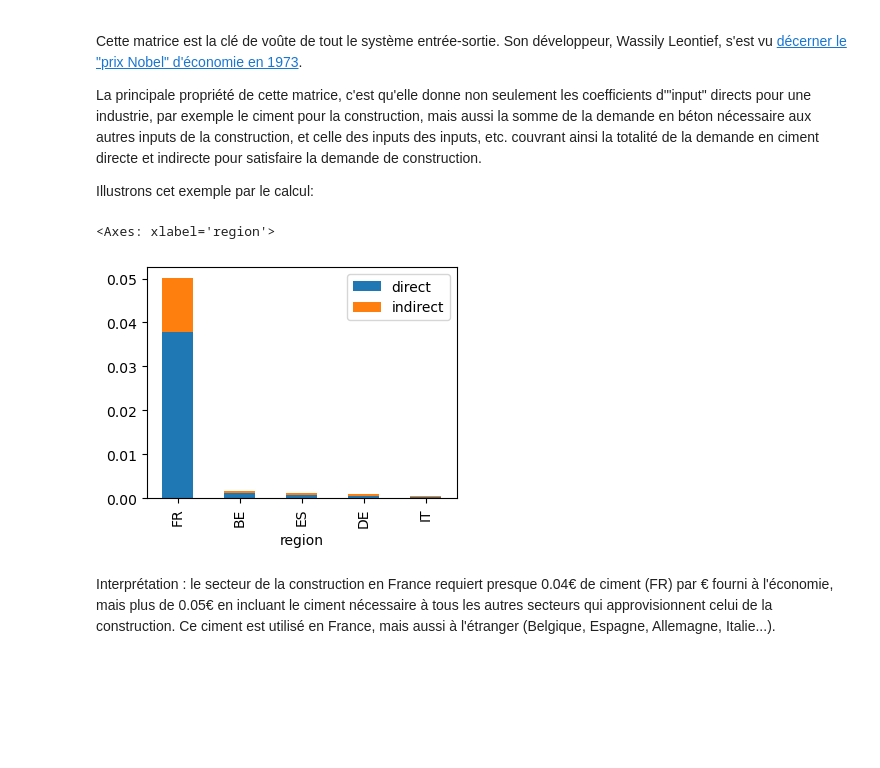
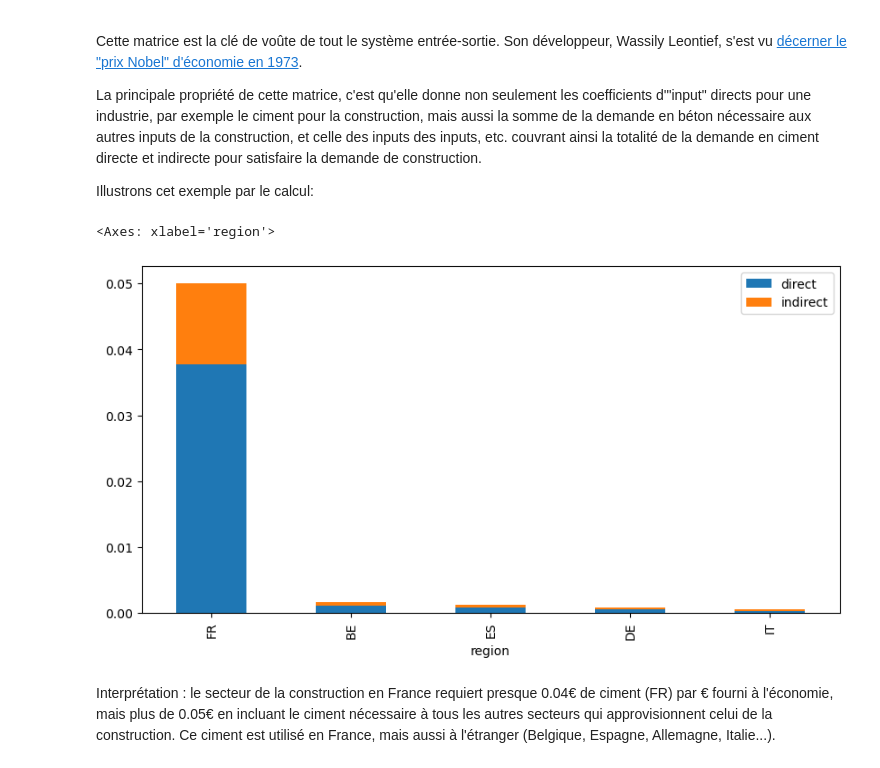
Before and after one commit to thomasgibon/io-footprinting, a Jupyter notebook: miniprojet_mines/1_introduction_structure_IO.ipynb, the cells around one changed output. Saved outputs shown, nothing was run; the diff lists cells and outputs as text; code cells hidden in the pictures; blank space fills up the shorter version.

```diff
--- a/miniprojet_mines/1_introduction_structure_IO.ipynb
+++ b/miniprojet_mines/1_introduction_structure_IO.ipynb
@@ -306,10 +354,10 @@ direct_indirect = io.L.loc[index].sort_values(ascending=False).head()
 # calculons la différence
 indirect = (direct_indirect - direct)
 # %%
-pd.concat([direct,indirect],axis=1,keys=('direct','indirect')).sort_values(by='direct',ascending=False).head().droplevel(1).plot(kind='bar',stacked=True,figsize=(4,3))
+pd.concat([direct,indirect],axis=1,keys=('direct','indirect')).sort_values(by='direct',ascending=False).head().droplevel(1).plot(kind='bar',stacked=True,figsize=(10,5))
 # %% [output]
 <Axes: xlabel='region'>
-[figure, old version]
+[figure, new version]
 # %% [markdown]
 Interprétation : le secteur de la construction en France requiert presque 0.04€ de ciment (FR) par € fourni à l'économie, mais plus de 0.05€ en incluant le ciment nécessaire à tous les autres secteurs qui approvisionnent celui de la construction. Ce ciment est utilisé en France, mais aussi à l'étranger (Belgique, Espagne, Allemagne, Italie...).
 # %%
```
Also changed, not shown: parts of 34 cells of this notebook.
